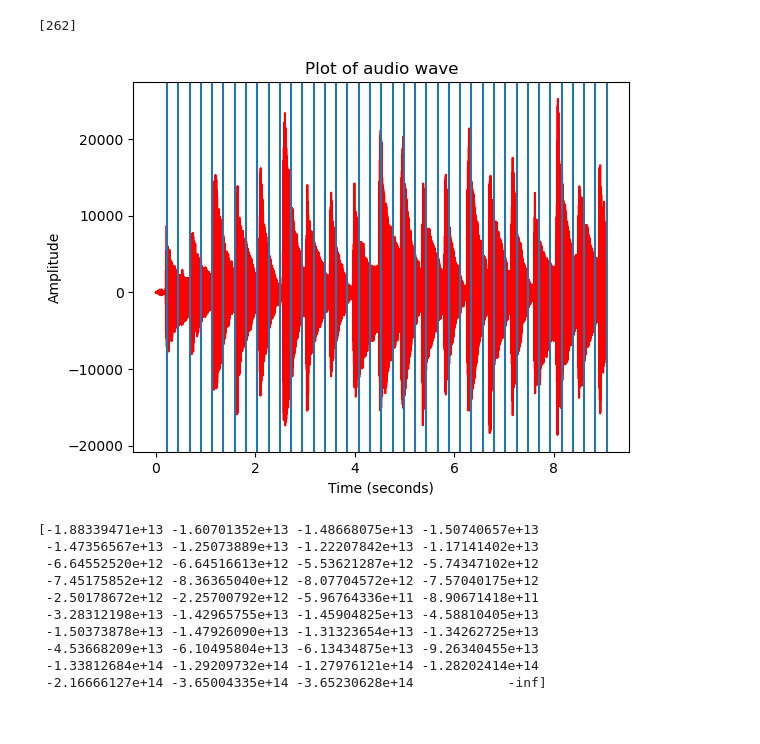
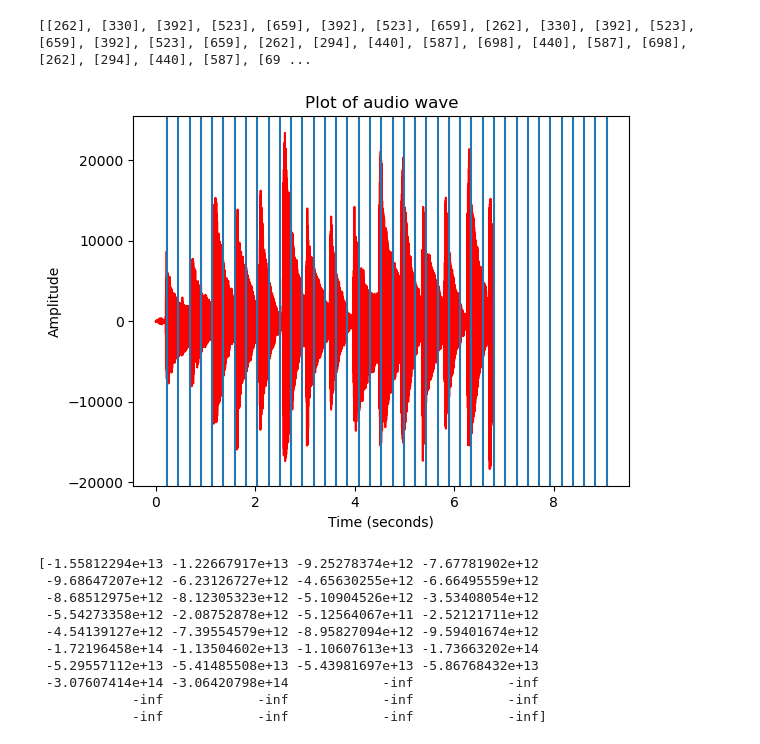
Before and after one commit to josephinecowley/Score-follower, a Jupyter notebook: viterbi_experiments/viterbi.ipynb, the cells around one changed output. Drawn from its saved outputs; the diff is of its cells as text; code cells hidden in the pictures.

```diff
--- a/viterbi_experiments/viterbi.ipynb
+++ b/viterbi_experiments/viterbi.ipynb
@@ -15,10 +15,10 @@ import helper
 
 note_info = process_midi_to_note_info('/Users/josephine/Documents/Engineering /Part IIB/Score alignment project/Score-follower/midi_files/Bach_1.midi')
 dic = notes_to_chords(note_info, sustain=False)
-score = dict_to_frequency_list(dic)
-print(score[0])
+score, time_to_next = dict_to_frequency_list(dic)
+print(score)
 # %% [output]
-[262]
+[[262], [330], [392], [523], [659], [392], [523], [659], [262], [330], [392], [523], [659], [392], [523], [659], [262], [294], [440], [587], [698], [440], [587], [698], [262], [294], [440], [587], [69 ...
 # %%
 # Create cov_dict
 
@@ -48,27 +48,27 @@ T[-1][-1] = 1 # Update final row so transition probability is one, to itself
 # %%
 # Return observed state elements as a list of np.arrays called audio_data
 
 # Define arguments
 hop_length = 10000
 sample_length = 1000
-show = 400000
+show = 300000
 offset = 10000 # TODO Ive added an offset of 10000 for now whilst we havent implemented a solution for the initial silence
 
 performance_path = '/Users/josephine/Documents/Engineering /Part IIB/Score alignment project/Score-follower/wav_files/bach_3.wav'
 sample_rate, data = wav.read(performance_path)
 
 performance_duration = len(data)/sample_rate
 
 time_samples = np.linspace(0, performance_duration, len(data))
 sample_indices = np.arange(offset, len(data), hop_length)
 audio_data = [data[index:index+sample_length] for index in sample_indices]
 
 # Plot data to help visualise it
 helper.plot_audio(time_samples[:show], data[:show])
 for i in sample_indices[:40]:
     plt.axvline(i/sample_rate)
 # %% [output]
-[figure, old version]
+[figure, new version]
 # %%
 def viterbi(y: List[np.ndarray], T: np.ndarray, states: List[list], sample_rate: int = 44100, cov_dict: dict = cov_dict):
     """
@@ -119,7 +119,6 @@ def viterbi(y: List[np.ndarray], T: np.ndarray, states: List[list], sample_rate:
     # Build the output, optimal model trajectory
     s = np.zeros(n, 'B') # 'B' means they are integers
     s[-1] = np.argmax(gamma[:, n-1])
-    print(gamma[:, n-1])
 
     # Populate s according to the pointers in delta
     for i in reversed(range(1, n)):
@@ -130,18 +129,19 @@ def viterbi(y: List[np.ndarray], T: np.ndarray, states: List[list], sample_rate:
 
 
 
-s, gamma, delta = viterbi(audio_data[:40], T, score[:40] )
+s, gamma, delta = viterbi(audio_data[:30], T, score[:30] )
+print(gamma[:,-1])
 # %% [output]
-[-1.88339471e+13 -1.60701352e+13 -1.48668075e+13 -1.50740657e+13
- -1.47356567e+13 -1.25073889e+13 -1.22207842e+13 -1.17141402e+13
- -6.64552520e+12 -6.64516613e+12 -5.53621287e+12 -5.74347102e+12
- -7.45175852e+12 -8.36365040e+12 -8.07704572e+12 -7.57040175e+12
- -2.50178672e+12 -2.25700792e+12 -5.96764336e+11 -8.90671418e+11
- -3.28312198e+13 -1.42965755e+13 -1.45904825e+13 -4.58810405e+13
- -1.50373878e+13 -1.47926090e+13 -1.31323654e+13 -1.34262725e+13
- -4.53668209e+13 -6.10495804e+13 -6.13434875e+13 -9.26340455e+13
- -1.33812684e+14 -1.29209732e+14 -1.27976121e+14 -1.28202414e+14
- -2.16666127e+14 -3.65004335e+14 -3.65230628e+14            -inf]
+[-1.55812294e+13 -1.22667917e+13 -9.25278374e+12 -7.67781902e+12
+ -9.68647207e+12 -6.23126727e+12 -4.65630255e+12 -6.66495559e+12
+ -8.68512975e+12 -8.12305323e+12 -5.10904526e+12 -3.53408054e+12
+ -5.54273358e+12 -2.08752878e+12 -5.12564067e+11 -2.52121711e+12
+ -4.54139127e+12 -7.39554579e+12 -8.95827094e+12 -9.59401674e+12
+ -1.72196458e+14 -1.13504602e+13 -1.10607613e+13 -1.73663202e+14
+ -5.29557112e+13 -5.41485508e+13 -5.43981697e+13 -5.86768432e+13
+ -3.07607414e+14 -3.06420798e+14            -inf            -inf
+            -inf            -inf            -inf            -inf
+            -inf            -inf            -inf            -inf]
 # %%
 # Plot data to help visualise it
 helper.plot_audio(time_samples[:show], data[:show])
```
Also changed, not shown: parts of 3 cells of this notebook, 1 other file.
